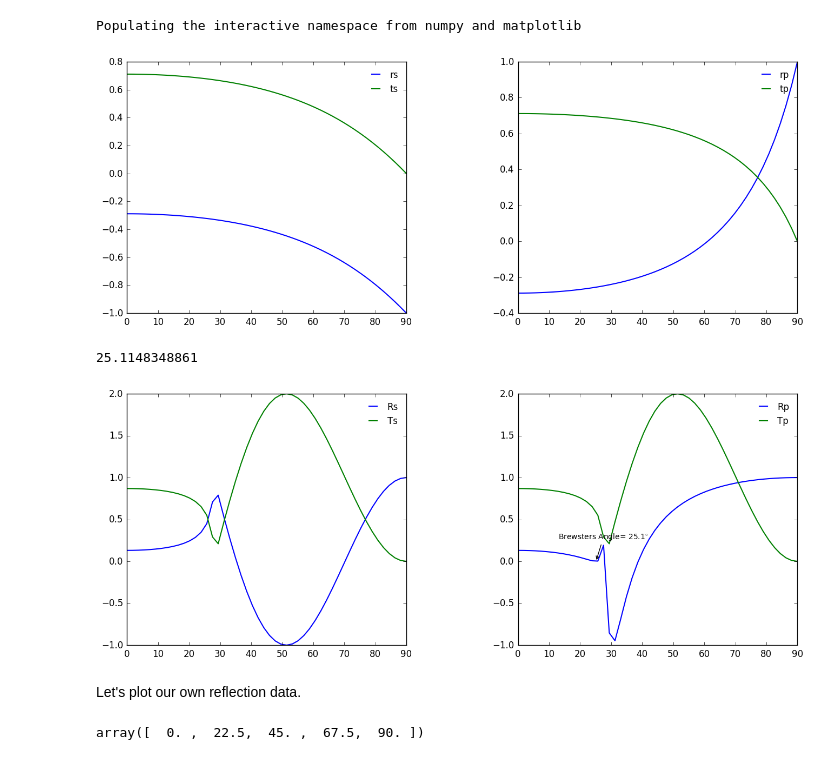
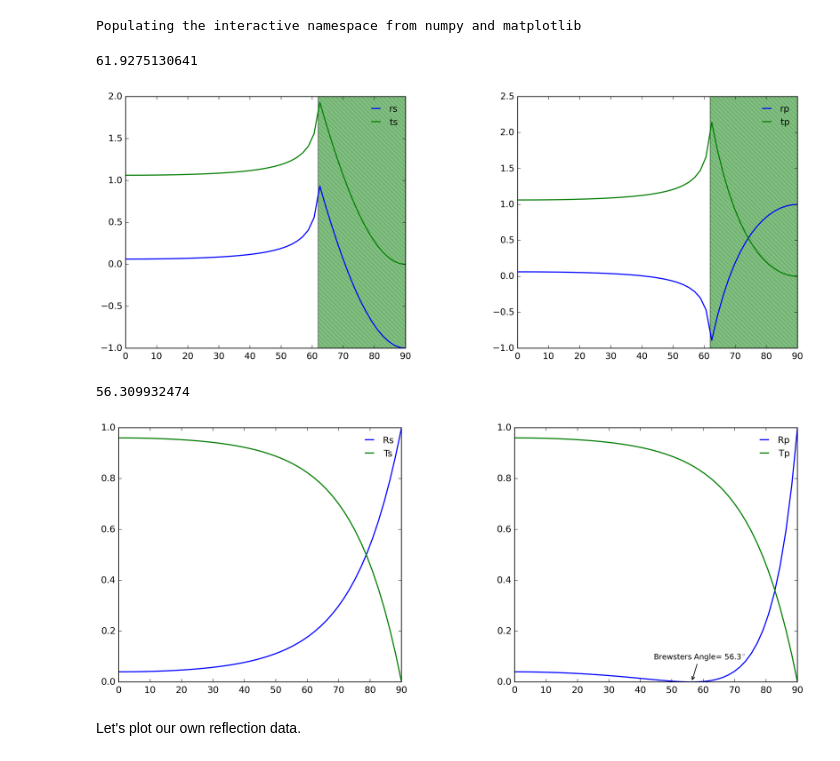
Before and after one commit to HartwickChaosLab/Physics-IPython-Notebooks, a Jupyter notebook: Optics-NB/Fresnel-Relations.ipynb, the cells around one changed output. Cells and saved outputs as stored; diff of their text form; code cells hidden in the pictures.

Commit message:
General updates
Shaded in complex part of graphs and changed slider controls.

```diff
--- a/Optics-NB/Fresnel-Relations.ipynb
+++ b/Optics-NB/Fresnel-Relations.ipynb
@@ -85,25 +90,29 @@ def plotfresnel(ni=1.,nt=1.5):
 
     axes[0].plot(rad2deg(ti), rs, label ='rs')
     axes[0].plot(rad2deg(ti),ts, label= 'ts')
+
     axes[1].plot(rad2deg(ti), rp, label='rp')
     axes[1].plot(rad2deg(ti),tp,label='tp')
 
     axes[0].legend()
     axes[1].legend()
-
+    if ni>nt:
+        thetac=rad2deg(arcsin(nt/ni))
+        print(thetac)
+        axes[1].axvspan(thetac, 90, hatch='\\', facecolor='g', alpha=0.5)
+        axes[0].axvspan(thetac, 90,hatch='\\',  facecolor='g', alpha=0.5)
 
     plt.rcParams.update(rcdef)
     plt.rcParams.update(rcdef)
 # %%
-x=interactive(plotfresnel,ni=(1.,10.),nt=(1.,10.))
-display(x)
+interact(plotfresnel,ni=(1.,10.),nt=(1.,10.),continuous_update=False);
 # %% [output]
+61.9275130641
-[figure, old version]
+[figure, new version]
 # %%
-y=interactive(plotRT,ni=(1.,10),nt=(1.,10))
-display(y)
+interact(plotRT,ni=(1.,10),nt=(1.,10));
 # %% [output]
-25.1148348861
+56.309932474
-[figure, old version]
+[figure, new version]
 # %% [markdown]
 Let's plot our own reflection data.
@@ -112,4 +118,0 @@ theta, RS, TS,RP,TP=RT(1,1.4)
-# %%
-rad2deg(theta)
-# %% [output]
-array([  0. ,  22.5,  45. ,  67.5,  90. ])
```
Also changed, not shown: parts of 9 cells of this notebook.
